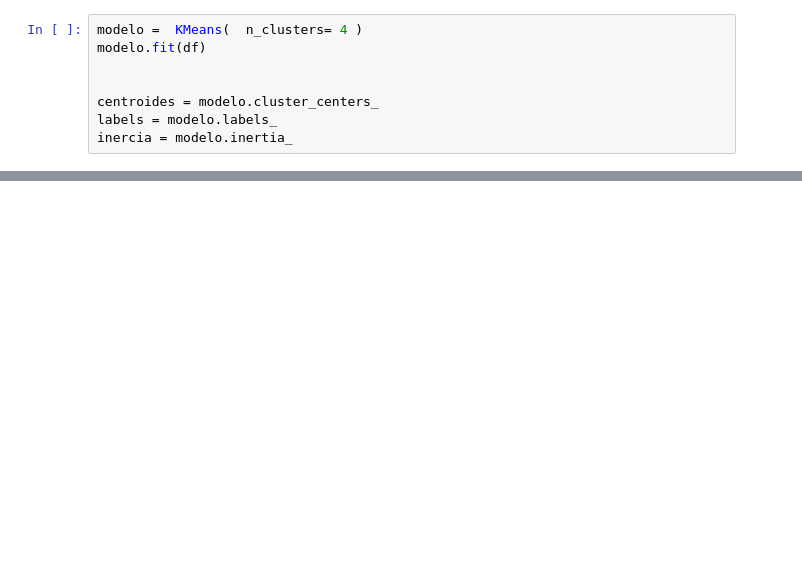
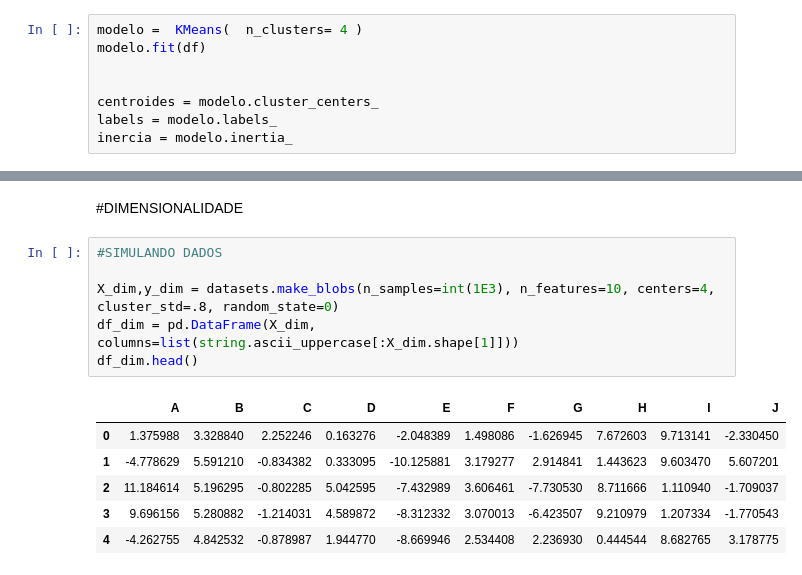
Before and after one commit to DataEtnos/Estudos-2, a Jupyter notebook: K_Means_avaliação_de_métricas.ipynb, the cells around one changed output, grey strips where cells are left out. Saved outputs shown, nothing was run; the diff lists cells and outputs as text; blank space fills up the shorter version.

```diff
--- a/K_Means_avaliação_de_métricas.ipynb
+++ b/K_Means_avaliação_de_métricas.ipynb
@@ -279,0 +277,15 @@ interactive(children=(IntSlider(value=6, description='k', max=11, min=2), Dropdo
+# %% [markdown]
+#DIMENSIONALIDADE
+# %%
+#SIMULANDO DADOS
+
+X_dim,y_dim = datasets.make_blobs(n_samples=int(1E3), n_features=10, centers=4, cluster_std=.8, random_state=0)
+df_dim = pd.DataFrame(X_dim, columns=list(string.ascii_uppercase[:X_dim.shape[1]]))
+df_dim.head()
+# %% [output]
+|  | A | B | C | D | E | F | G | H | I | J |
+| 0 | 1.375988 | 3.328840 | 2.252246 | 0.163276 | -2.048389 | 1.498086 | -1.626945 | 7.672603 | 9.713141 | -2.330450 |
+| 1 | -4.778629 | 5.591210 | -0.834382 | 0.333095 | -10.125881 | 3.179277 | 2.914841 | 1.443623 | 9.603470 | 5.607201 |
+| 2 | 11.184614 | 5.196295 | -0.802285 | 5.042595 | -7.432989 | 3.606461 | -7.730530 | 8.711666 | 1.110940 | -1.709037 |
+| 3 | 9.696156 | 5.280882 | -1.214031 | 4.589872 | -8.312332 | 3.070013 | -6.423507 | 9.210979 | 1.207334 | -1.770543 |
+| 4 | -4.262755 | 4.842532 | -0.878987 | 1.944770 | -8.669946 | 2.534408 | 2.236930 | 0.444544 | 8.682765 | 3.178775 |
```
Also changed, not shown: parts of 21 cells of this notebook.
